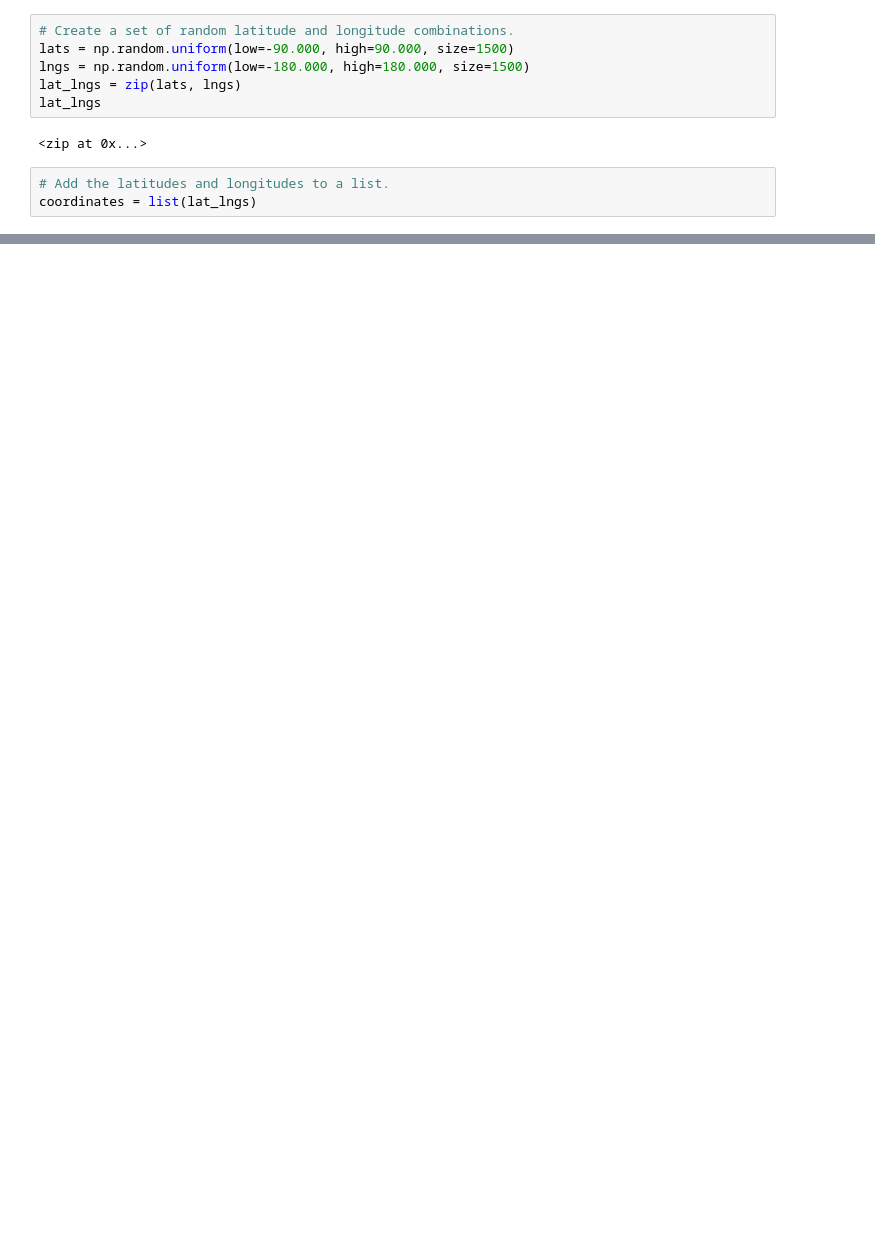
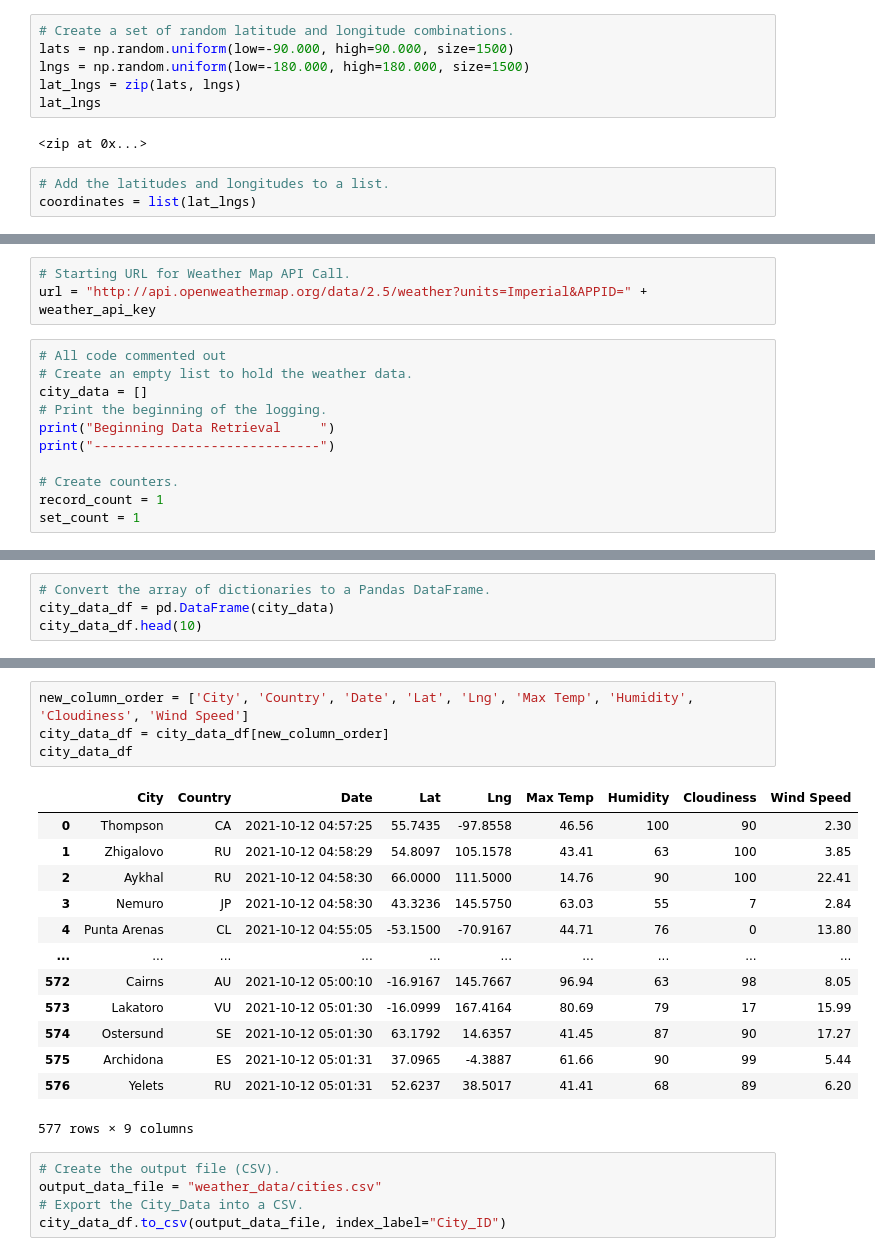
Before and after one commit to adammagyar87/World_Weather_Analysis, a Jupyter notebook: WeatherPy.ipynb, the cells around one changed output, grey strips where cells are left out. Saved outputs shown, nothing was run; the diff lists cells and outputs as text; blank space fills up the shorter version.

```diff
--- a/WeatherPy.ipynb
+++ b/WeatherPy.ipynb
@@ -31,0 +40,14 @@ len(cities)
+# %%
+# Starting URL for Weather Map API Call.
+url = "http://api.openweathermap.org/data/2.5/weather?units=Imperial&APPID=" + weather_api_key
+# %%
+# All code commented out
+# Create an empty list to hold the weather data.
+city_data = []
+# Print the beginning of the logging.
+print("Beginning Data Retrieval     ")
+print("-----------------------------")
+
+# Create counters.
+record_count = 1
+set_count = 1
@@ -31,0 +129,4 @@ len(cities)
+# %%
+# Convert the array of dictionaries to a Pandas DataFrame.
+city_data_df = pd.DataFrame(city_data)
+city_data_df.head(10)
@@ -31,0 +145,23 @@ len(cities)
+# %%
+new_column_order = ['City', 'Country', 'Date', 'Lat', 'Lng', 'Max Temp', 'Humidity', 'Cloudiness', 'Wind Speed']
+city_data_df = city_data_df[new_column_order]
+city_data_df
+# %% [output]
+|  | City | Country | Date | Lat | Lng | Max Temp | Humidity | Cloudiness | Wind Speed |
+| 0 | Thompson | CA | 2021-10-12 04:57:25 | 55.7435 | -97.8558 | 46.56 | 100 | 90 | 2.30 |
+| 1 | Zhigalovo | RU | 2021-10-12 04:58:29 | 54.8097 | 105.1578 | 43.41 | 63 | 100 | 3.85 |
+| 2 | Aykhal | RU | 2021-10-12 04:58:30 | 66.0000 | 111.5000 | 14.76 | 90 | 100 | 22.41 |
+| 3 | Nemuro | JP | 2021-10-12 04:58:30 | 43.3236 | 145.5750 | 63.03 | 55 | 7 | 2.84 |
+| 4 | Punta Arenas | CL | 2021-10-12 04:55:05 | -53.1500 | -70.9167 | 44.71 | 76 | 0 | 13.80 |
+| ... | ... | ... | ... | ... | ... | ... | ... | ... | ... |
+| 572 | Cairns | AU | 2021-10-12 05:00:10 | -16.9167 | 145.7667 | 96.94 | 63 | 98 | 8.05 |
+| 573 | Lakatoro | VU | 2021-10-12 05:01:30 | -16.0999 | 167.4164 | 80.69 | 79 | 17 | 15.99 |
+| 574 | Ostersund | SE | 2021-10-12 05:01:30 | 63.1792 | 14.6357 | 41.45 | 87 | 90 | 17.27 |
+| 575 | Archidona | ES | 2021-10-12 05:01:31 | 37.0965 | -4.3887 | 61.66 | 90 | 99 | 5.44 |
+| 576 | Yelets | RU | 2021-10-12 05:01:31 | 52.6237 | 38.5017 | 41.41 | 68 | 89 | 6.20 |
+577 rows × 9 columns
+# %%
+# Create the output file (CSV).
+output_data_file = "weather_data/cities.csv"
+# Export the City_Data into a CSV.
+city_data_df.to_csv(output_data_file, index_label="City_ID")
```
Also changed, not shown: parts of 6 cells of this notebook, 3 other files.
